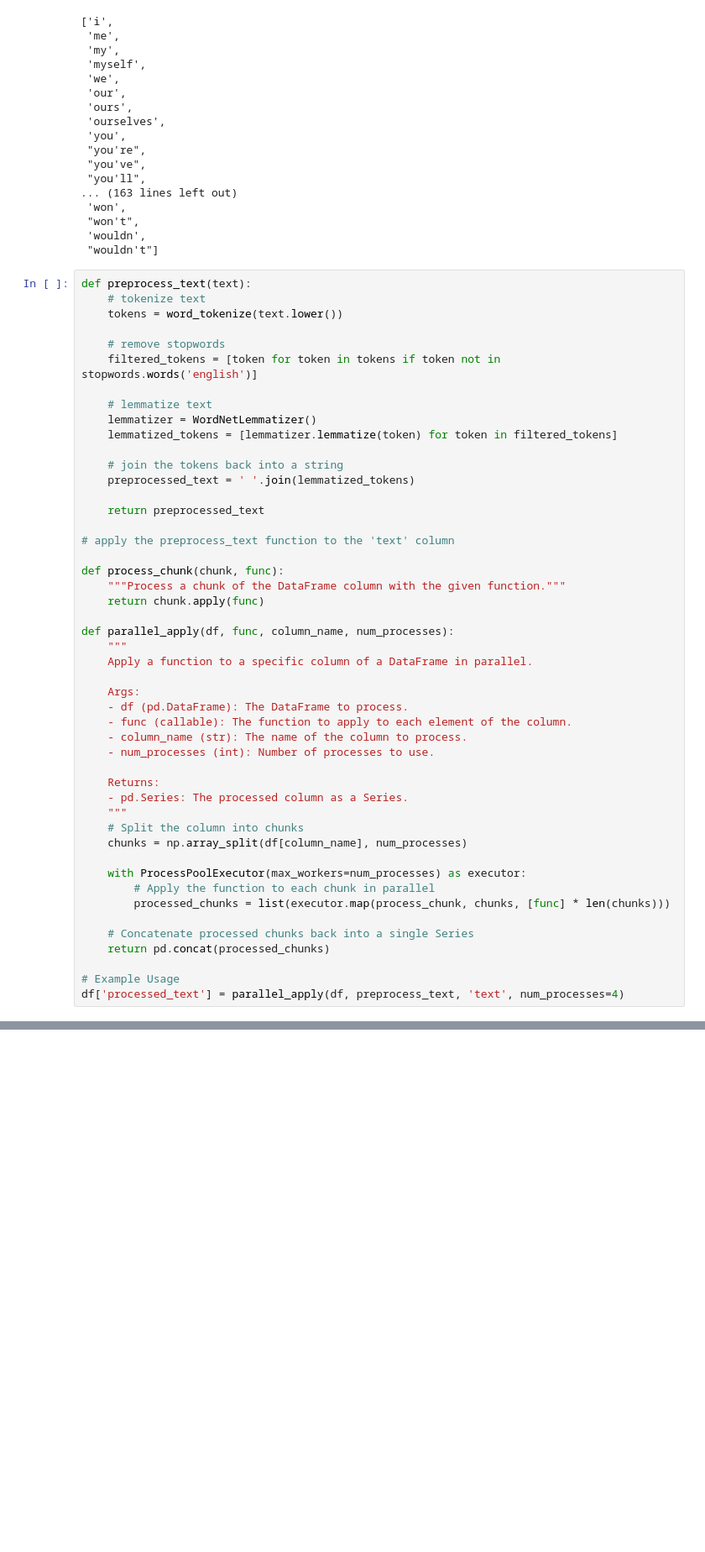
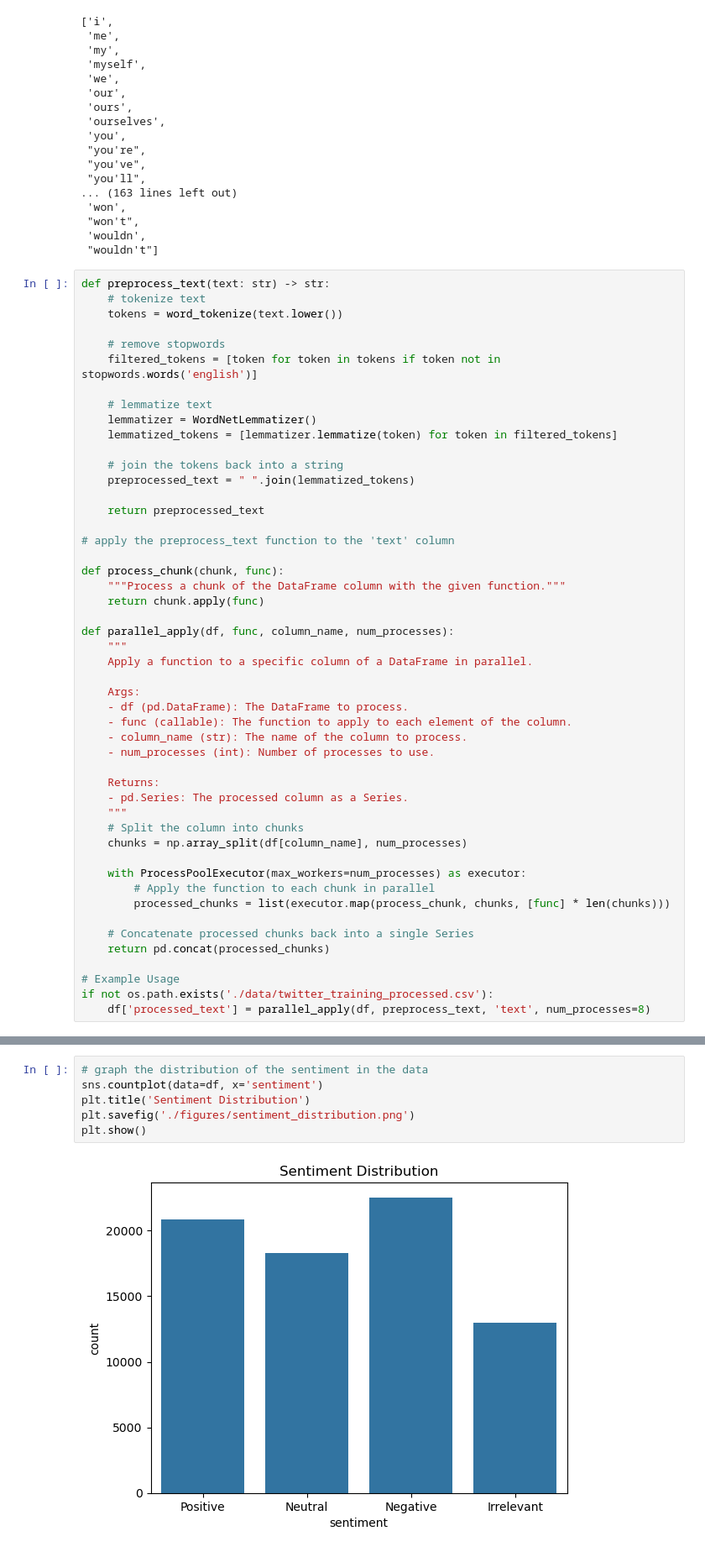
Before and after one commit to dddictionary/twitter-sentiment-analysis, a Jupyter notebook: twitter_sentiment.ipynb, the cells around one changed output, grey strips where cells are left out. Shown at 84% size. Drawn from its saved outputs; the diff is of its cells as text; blank space fills up the shorter version.

```diff
--- a/twitter_sentiment.ipynb
+++ b/twitter_sentiment.ipynb
@@ -80,7 +105,7 @@ stopwords.words('english')
  'wouldn',
  "wouldn't"]
 # %%
-def preprocess_text(text):
+def preprocess_text(text: str) -> str:
     # tokenize text
     tokens = word_tokenize(text.lower())
 
@@ -92,7 +117,7 @@ def preprocess_text(text):
     lemmatized_tokens = [lemmatizer.lemmatize(token) for token in filtered_tokens]
 
     # join the tokens back into a string
-    preprocessed_text = ' '.join(lemmatized_tokens)
+    preprocessed_text = " ".join(lemmatized_tokens)
 
     return preprocessed_text
 
@@ -126,5 +151,6 @@ def parallel_apply(df, func, column_name, num_processes):
     return pd.concat(processed_chunks)
 
 # Example Usage
-df['processed_text'] = parallel_apply(df, preprocess_text, 'text', num_processes=4)
+if not os.path.exists('./data/twitter_training_processed.csv'):
+    df['processed_text'] = parallel_apply(df, preprocess_text, 'text', num_processes=8)
 # %%
@@ -210,0 +252,8 @@ disp.plot(cmap='Blues')
+# %%
+# graph the distribution of the sentiment in the data
+sns.countplot(data=df, x='sentiment')
+plt.title('Sentiment Distribution')
+plt.savefig('./figures/sentiment_distribution.png')
+plt.show()
+# %% [output]
+[figure, added]
```
Also changed, not shown: parts of 19 cells of this notebook, 6 other files.
